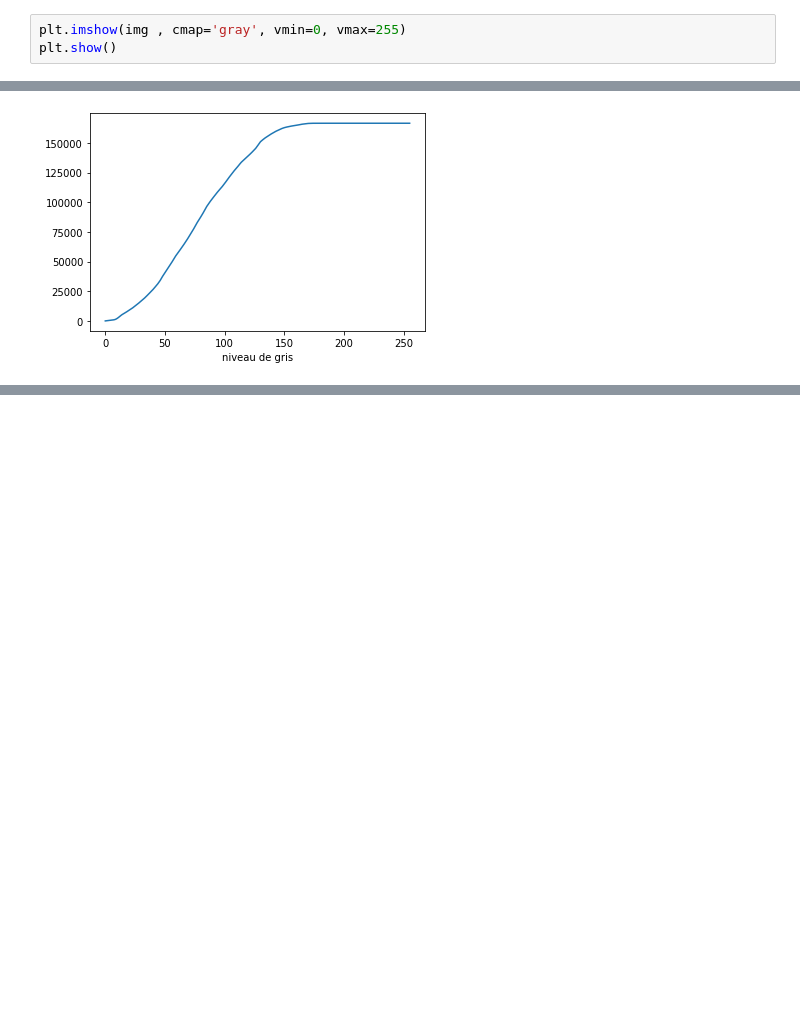
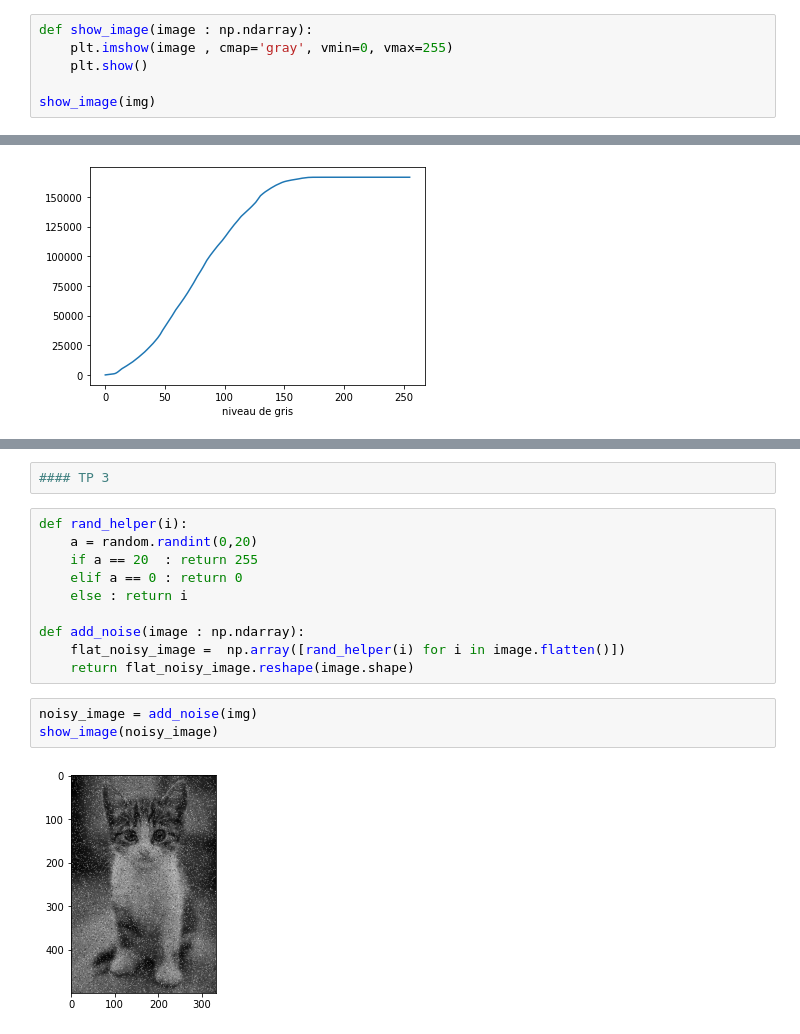
Before and after one commit to wadhah101/Image-Processing, a Jupyter notebook: tp1.ipynb, the cells around one changed output, grey strips where cells are left out. Drawn from its saved outputs; the diff is of its cells as text; blank space fills up the shorter version.

Commit message:
added noise function

```diff
--- a/tp1.ipynb
+++ b/tp1.ipynb
@@ -22,8 +23,11 @@ print(highestColor , lowestColor)
 # %% [output]
 177 0
 # %%
-plt.imshow(img , cmap='gray', vmin=0, vmax=255)
-plt.show()
+def show_image(image : np.ndarray):
+    plt.imshow(image , cmap='gray', vmin=0, vmax=255)
+    plt.show()
+
+show_image(img)
 # %% [output]
 [figure]
 # %%
@@ -68,0 +126,17 @@ draw_histogram(get_accumulated_histogram(img))
+# %%
+#### TP 3
+# %%
+def rand_helper(i):
+    a = random.randint(0,20)
+    if a == 20  : return 255
+    elif a == 0 : return 0
+    else : return i
+
+def add_noise(image : np.ndarray):
+    flat_noisy_image =  np.array([rand_helper(i) for i in image.flatten()])
+    return flat_noisy_image.reshape(image.shape)
+# %%
+noisy_image = add_noise(img)
+show_image(noisy_image)
+# %% [output]
+[figure, added]
```
Also changed, not shown: parts of 8 cells of this notebook.
